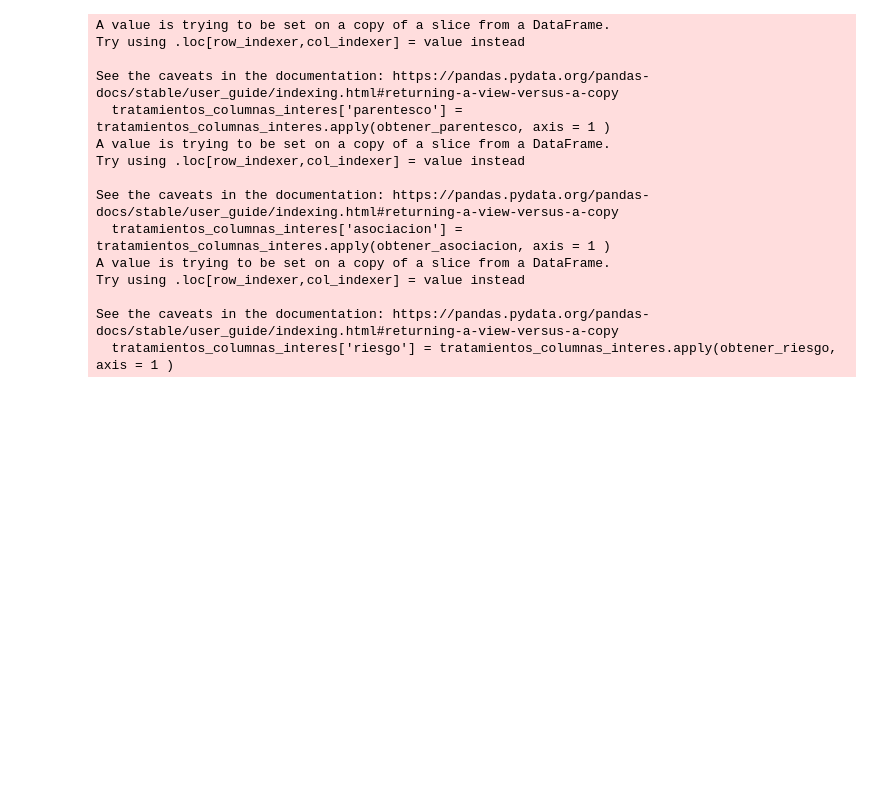
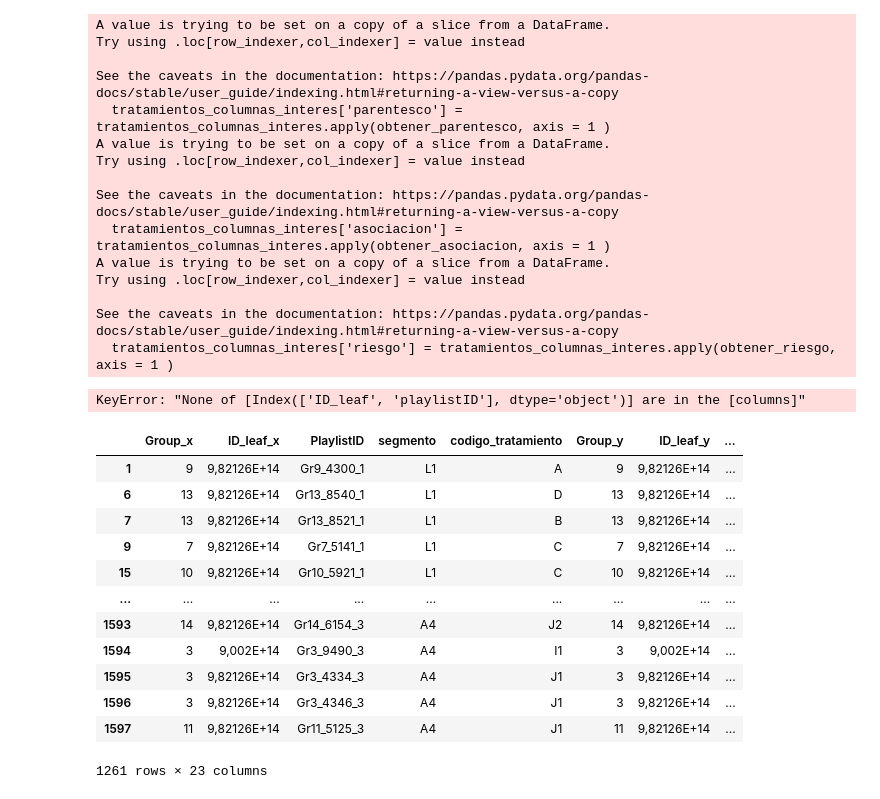
Before and after one commit to juansaga/anabat, a Jupyter notebook: minegrita.ipynb, the cells around one changed output. Drawn from its saved outputs; the diff is of its cells as text; code cells hidden in the pictures; blank space fills up the shorter version.

```diff
--- a/minegrita.ipynb
+++ b/minegrita.ipynb
@@ -140,0 +152,4 @@ tratamientos_columnas_interes.to_csv('tratamientos_columnas_interes.csv', sep =
+# %%
+junto.loc[:,['ID_leaf','playlistID']]
+# %% [output]
+KeyError: "None of [Index(['ID_leaf', 'playlistID'], dtype='object')] are in the [columns]"
@@ -140,0 +160,16 @@ tratamientos_columnas_interes.to_csv('tratamientos_columnas_interes.csv', sep =
+# %%
+final_completo[final_completo['ID_leaf'].isna()]
+# %% [output]
+|  | Group_x | ID_leaf_x | PlaylistID | segmento | codigo_tratamiento | Group_y | ID_leaf_y | ... |
+| 1 | 9 | 9,82126E+14 | Gr9_4300_1 | L1 | A | 9 | 9,82126E+14 | ... |
+| 6 | 13 | 9,82126E+14 | Gr13_8540_1 | L1 | D | 13 | 9,82126E+14 | ... |
+| 7 | 13 | 9,82126E+14 | Gr13_8521_1 | L1 | B | 13 | 9,82126E+14 | ... |
+| 9 | 7 | 9,82126E+14 | Gr7_5141_1 | L1 | C | 7 | 9,82126E+14 | ... |
+| 15 | 10 | 9,82126E+14 | Gr10_5921_1 | L1 | C | 10 | 9,82126E+14 | ... |
+| ... | ... | ... | ... | ... | ... | ... | ... | ... |
+| 1593 | 14 | 9,82126E+14 | Gr14_6154_3 | A4 | J2 | 14 | 9,82126E+14 | ... |
+| 1594 | 3 | 9,002E+14 | Gr3_9490_3 | A4 | I1 | 3 | 9,002E+14 | ... |
+| 1595 | 3 | 9,82126E+14 | Gr3_4334_3 | A4 | J1 | 3 | 9,82126E+14 | ... |
+| 1596 | 3 | 9,82126E+14 | Gr3_4346_3 | A4 | J1 | 3 | 9,82126E+14 | ... |
+| 1597 | 11 | 9,82126E+14 | Gr11_5125_3 | A4 | J1 | 11 | 9,82126E+14 | ... |
+1261 rows × 23 columns
```
Also changed, not shown: parts of 16 cells of this notebook, 6 other files.
